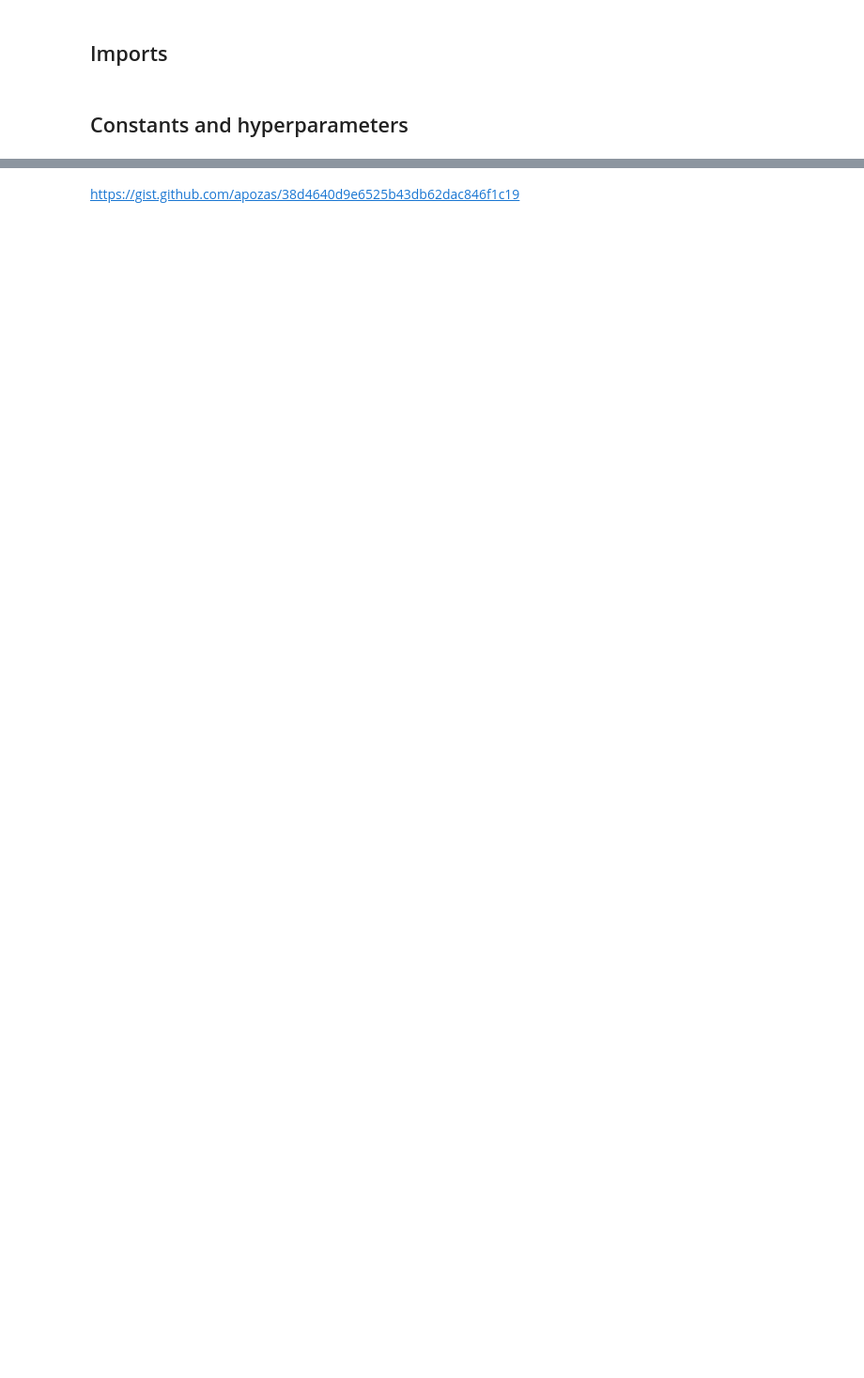
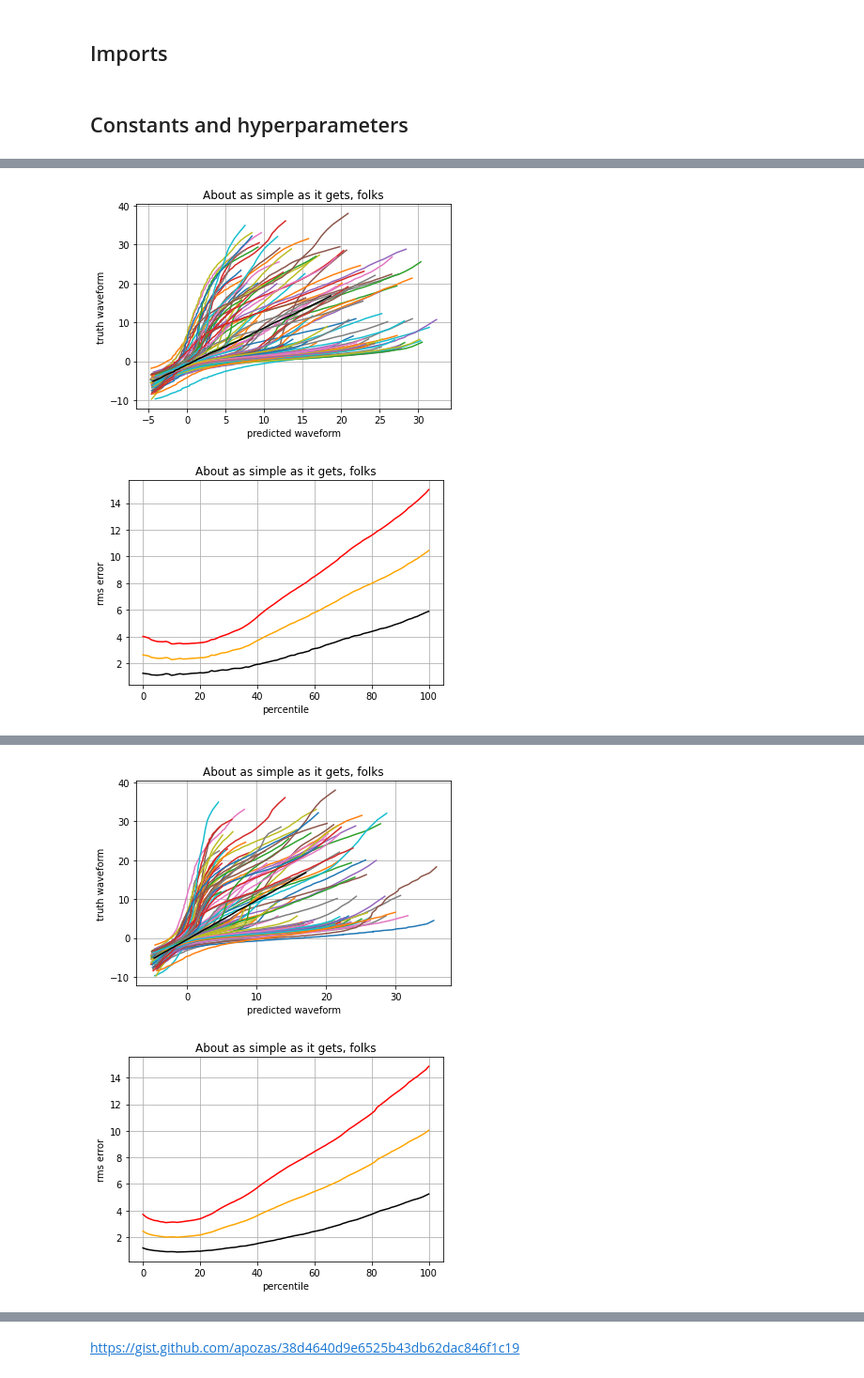
Before and after one commit to seismosmsr/machine_learning, a Jupyter notebook: revised_conditional_gan.ipynb, the cells around one changed output, grey strips where cells are left out. Shown at 94% size. Saved outputs shown, nothing was run; the diff lists cells and outputs as text; code cells hidden in the pictures; blank space fills up the shorter version.

```diff
--- a/revised_conditional_gan.ipynb
+++ b/revised_conditional_gan.ipynb
@@ -661,15 +107,0 @@ plt.show()
-# %%
-import matplotlib.pyplot as plt
-import numpy as np
-
-fig, ax = plt.subplots()
-m = 21
-for i in range(64):
-  ax.plot(p_test[i]*255, real_labels[i]*255,label=i)
-
-ax.set(xlabel='time (s)', ylabel='voltage (mV)',
-       title='About as simple as it gets, folks')
-ax.grid()
-
-# fig.savefig("test.png")
-plt.show()
@@ -910,0 +247,50 @@ ValueError: ignored
+# %%
+for i in range(10):
+  (x_train, y_train,z_train) = generate_real_samples(200000,filename = '/content/sample_train.csv')
+  (x_test, y_test, z_train) = generate_real_samples(2000,filename = '/content/sample_test.csv')
+
+
+  dataset_train = tf.data.Dataset.from_tensor_slices((y_train,x_train))
+  dataset_train = dataset_train.shuffle(buffer_size=1024).batch(batch_size)
+
+  dataset_test = tf.data.Dataset.from_tensor_slices((y_test,x_test))
+  dataset_test = dataset_test.shuffle(buffer_size=1024).batch(batch_size)
+
+  model.fit(dataset_train,validation_data =dataset_test , epochs=20)
+  import matplotlib.pyplot as plt
+  import numpy as np
+  import math
+  # (real_labels, real_pixels, waveform_labels) = generate_real_samples(20000,filename = '/content/sample_test.csv')
+  p_test = model.predict(y_test)
+
+
+  err_vec = ((p_test*255 - 100)-(x_test*255 - 100))
+  rse_vec = np.sqrt(err_vec**2)
+  std_vec = np.std(rse_vec,axis = 0)
+  mean_err_vec = np.mean(rse_vec,axis=0)
+
+  mean_label_vec = (np.mean(real_labels,axis=0))
+  mean_pred_vec = (np.mean(p_test,axis=0))
+
+  fig, ax = plt.subplots()
+
+  for i in range(100):
+    ax.plot(p_test[i]*255 - 100,real_labels[i]*255 - 100,label=i)
+  ax.plot(mean_pred_vec*255 - 100,mean_label_vec*255 - 100,color='black')
+  ax.set(xlabel='predicted waveform', ylabel='truth waveform',
+        title='About as simple as it gets, folks')
+  ax.grid()
+  plt.show()
+
+  fig, ax = plt.subplots()
+
+  # ax.plot(mean_label_vec,mean_err_vec,color='black')
+  ax.plot(range(101),mean_err_vec,color='black')
+  ax.plot(range(101),mean_err_vec+std_vec*2,color='red')
+  ax.plot(range(101),mean_err_vec+std_vec,color='orange')
+  ax.set(xlabel='percentile', ylabel='rms error',
+        title='About as simple as it gets, folks')
+  ax.grid()
+
+  plt.show()
+# %% [output]
@@ -910,0 +314,2 @@ ValueError: ignored
+[figure, added]
+[figure, added]
@@ -910,0 +333,2 @@ ValueError: ignored
+[figure, added]
+[figure, added]
```
Also changed, not shown: parts of 62 cells of this notebook.
